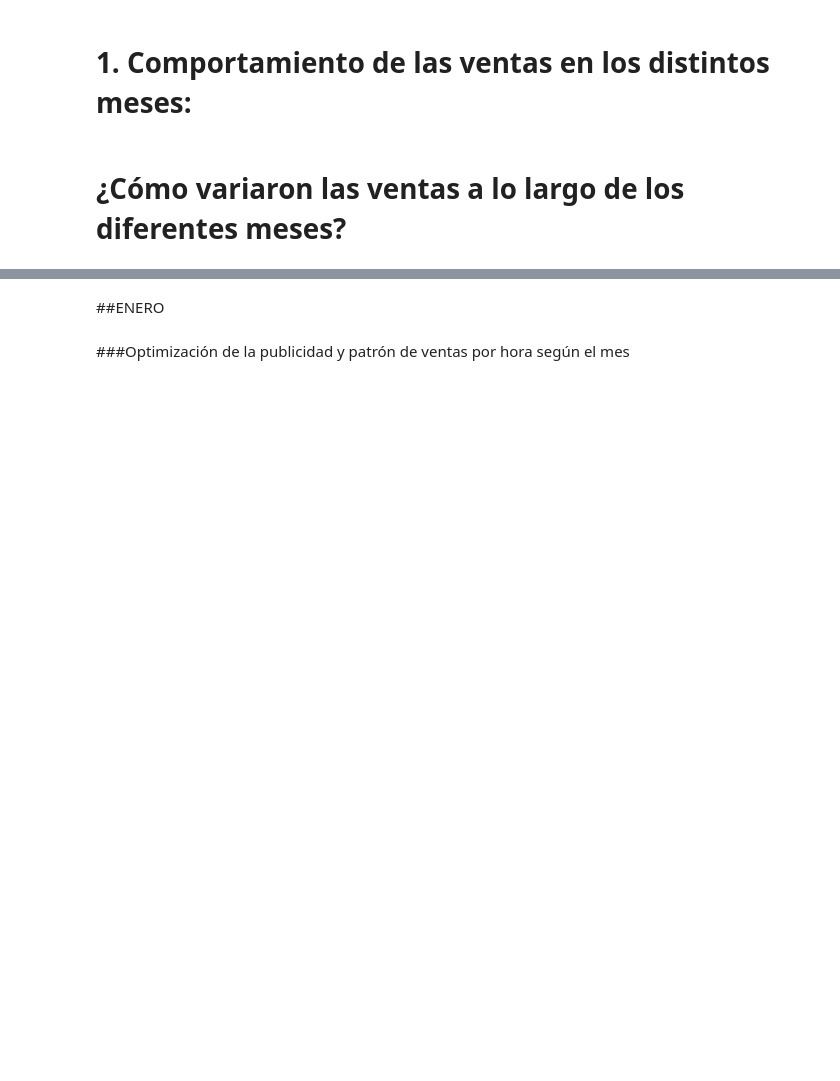
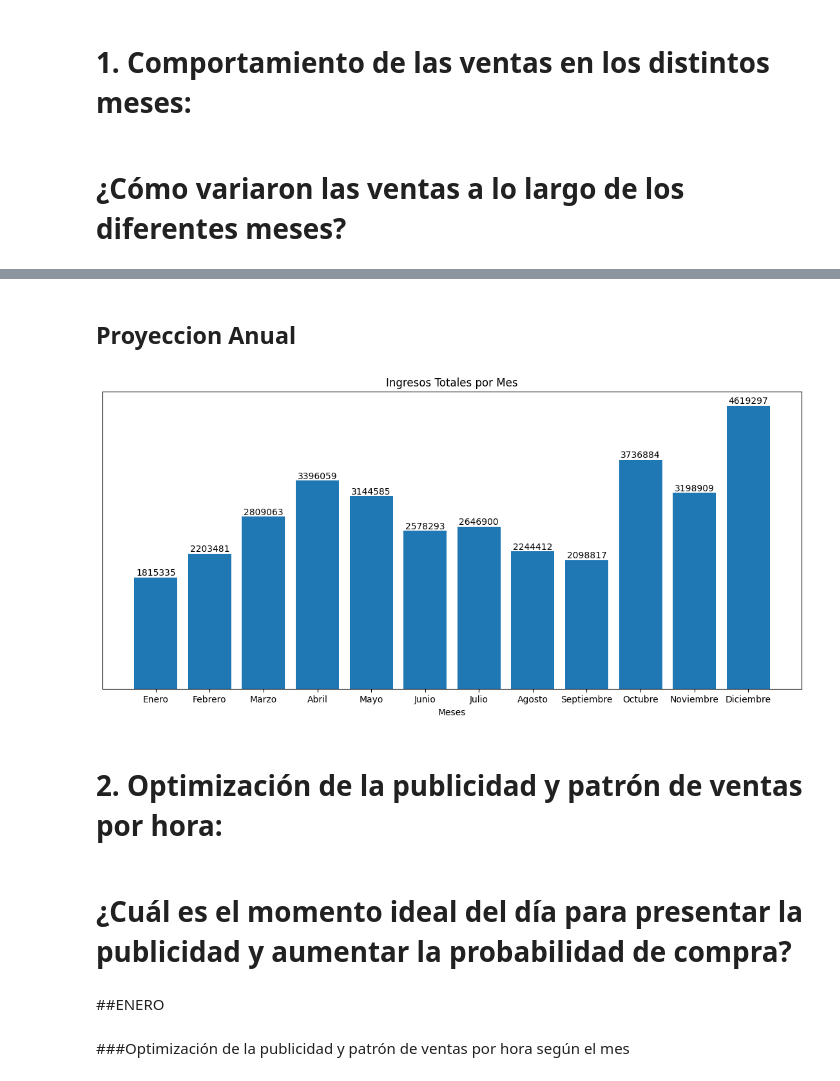
Before and after one commit to Cintia-93/TP-Big-Data, a Jupyter notebook: BigData_TP.ipynb, the cells around one changed output, grey strips where cells are left out. Saved outputs shown, nothing was run; the diff lists cells and outputs as text; code cells hidden in the pictures; blank space fills up the shorter version.

```diff
--- a/BigData_TP.ipynb
+++ b/BigData_TP.ipynb
@@ -191,3 +126,40 @@ KeyError: ignored
+# %% [markdown]
+## Proyeccion Anual
+# %%
+# Datos para los ingresos totales por mes
+ingreso_total_por_mes = []
+
+for mes in meses:
+    if mes in dataframes:
+        df = dataframes[mes]
+        ingreso_total = (df['Cantidad Pedida']*df['Precio Unitario']).sum()
+        ingreso_total_por_mes.append(ingreso_total)
+    else:
+        ingreso_total_por_mes.append(0)
+
+# Crear el gráfico de barras para ingresos totales por mes
+plt.figure(figsize=(14, 6))
+bars = plt.bar(meses, ingreso_total_por_mes)
+plt.title('Ingresos Totales por Mes')
+plt.xlabel('Meses')
+plt.ylabel('Ingresos')
+plt.grid(False)
+
+# AgregaMos etiquetas de valor en la parte superior de cada barra
+for bar, ingreso in zip(bars, ingreso_total_por_mes):
+    plt.text(bar.get_x() + bar.get_width() / 2, bar.get_height(), f'{ingreso:.0f}', ha='center', va='bottom')
+
+# Eliminar los números del eje y
+plt.gca().axes.get_yaxis().set_visible(False)
+
+# Mostrar el gráfico
+plt.show()
+# %% [output]
+[figure, added]
+# %% [markdown]
+# 2. Optimización de la publicidad y patrón de ventas por hora:
+# %% [markdown]
+# ¿Cuál es el momento ideal del día para presentar la publicidad y aumentar la probabilidad de compra?
 # %% [markdown]
 ##ENERO
 # %% [markdown]
```
Also changed, not shown: parts of 31 cells of this notebook.
